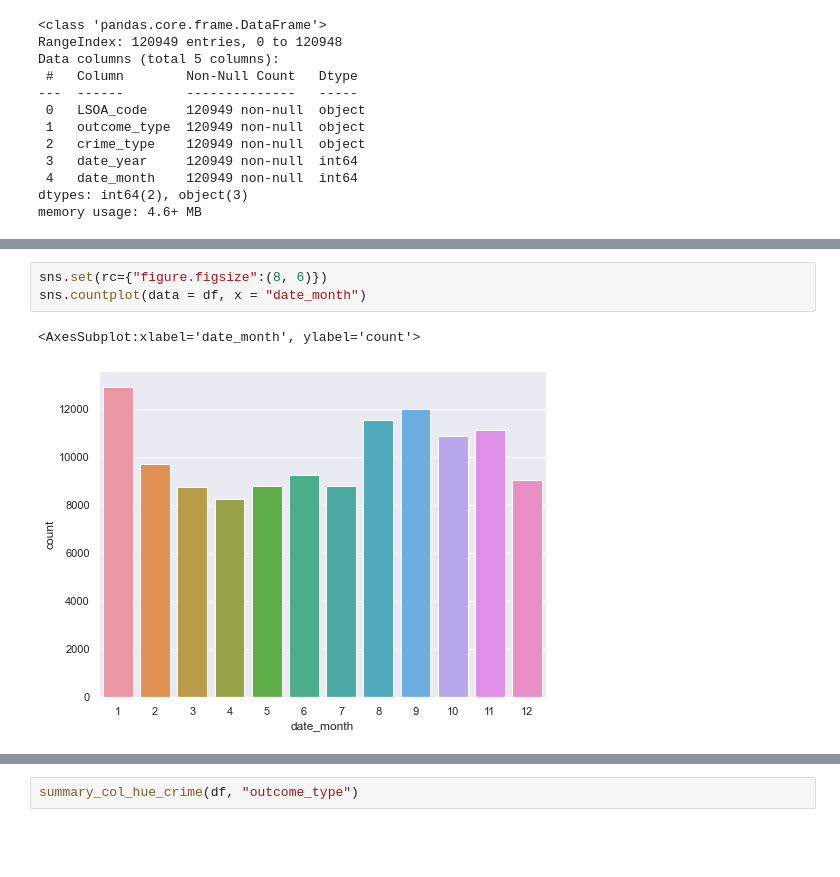
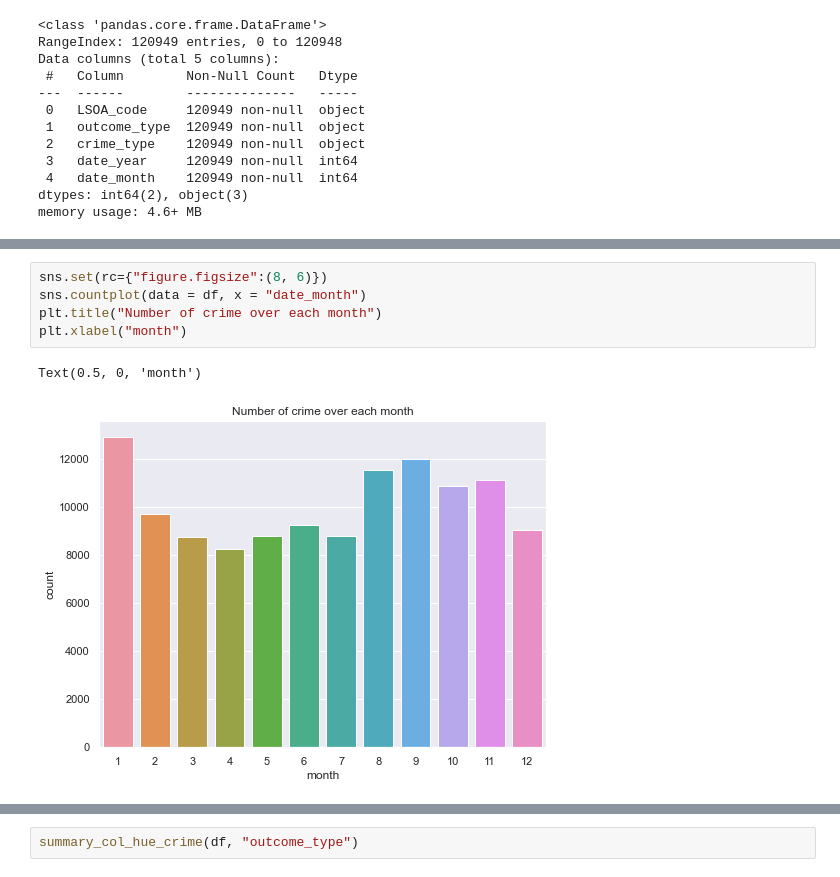
Before and after one commit to saquibmohiuddin/Hertfordshire-Constabulary, a Jupyter notebook: codes/three_years_de-1-hot.ipynb, the cells around one changed output, grey strips where cells are left out. Drawn from its saved outputs; the diff is of its cells as text; blank space fills up the shorter version.

```diff
--- a/codes/three_years_de-1-hot.ipynb
+++ b/codes/three_years_de-1-hot.ipynb
@@ -495,9 +554,11 @@ sns.countplot(data = df, x = "date_month", hue=df["outcome_type"])
 # %%
 sns.set(rc={"figure.figsize":(8, 6)})
 sns.countplot(data = df, x = "date_month")
+plt.title("Number of crime over each month")
+plt.xlabel("month")
 # %% [output]
-<AxesSubplot:xlabel='date_month', ylabel='count'>
+Text(0.5, 0, 'month')
-[figure, old version]
+[figure, new version]
 # %%
 sns.set(rc={"figure.figsize":(8, 6)})
 sns.countplot(data = df, x = "date_year")
```
Also changed, not shown: parts of 9 cells of this notebook, 14 other files.
